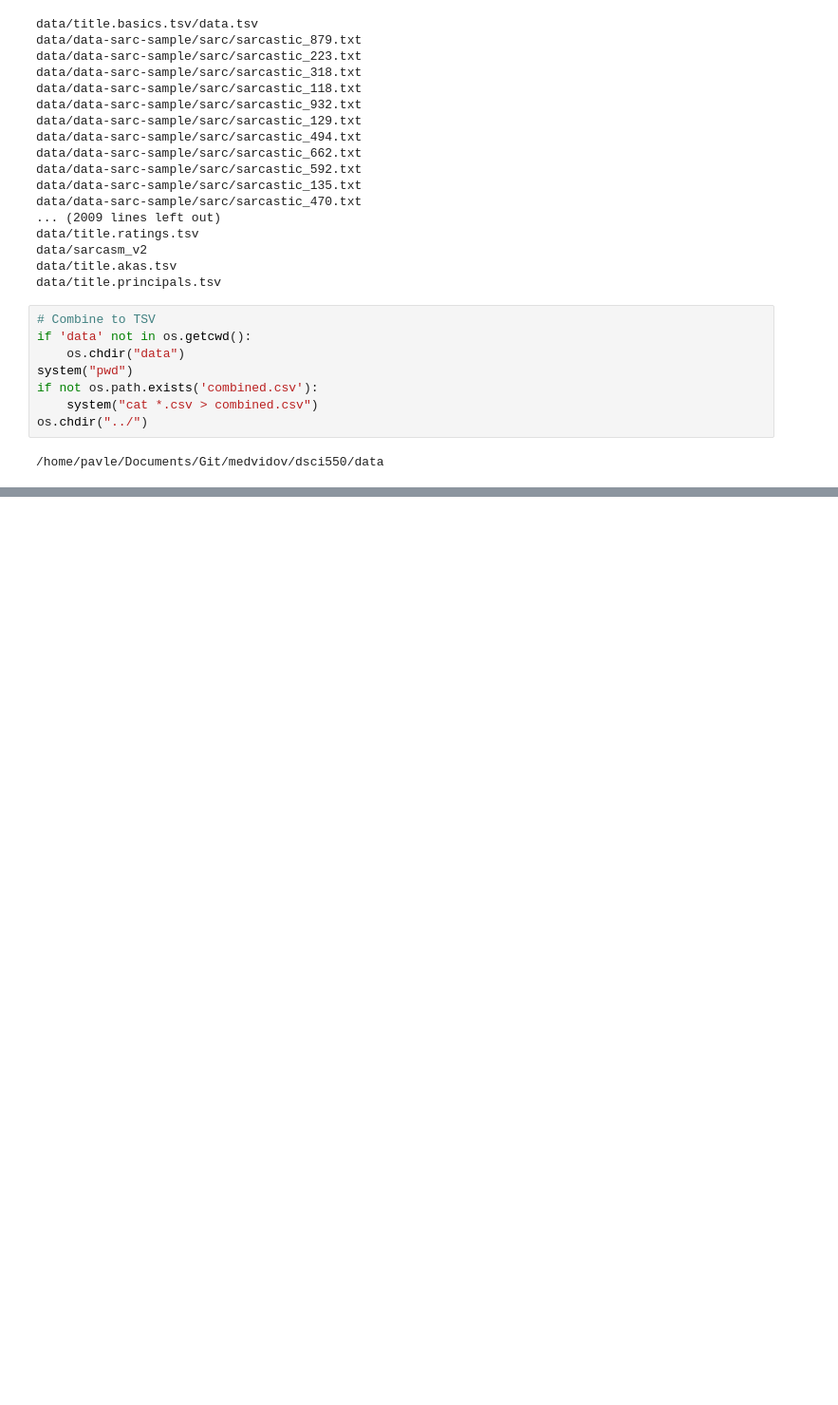
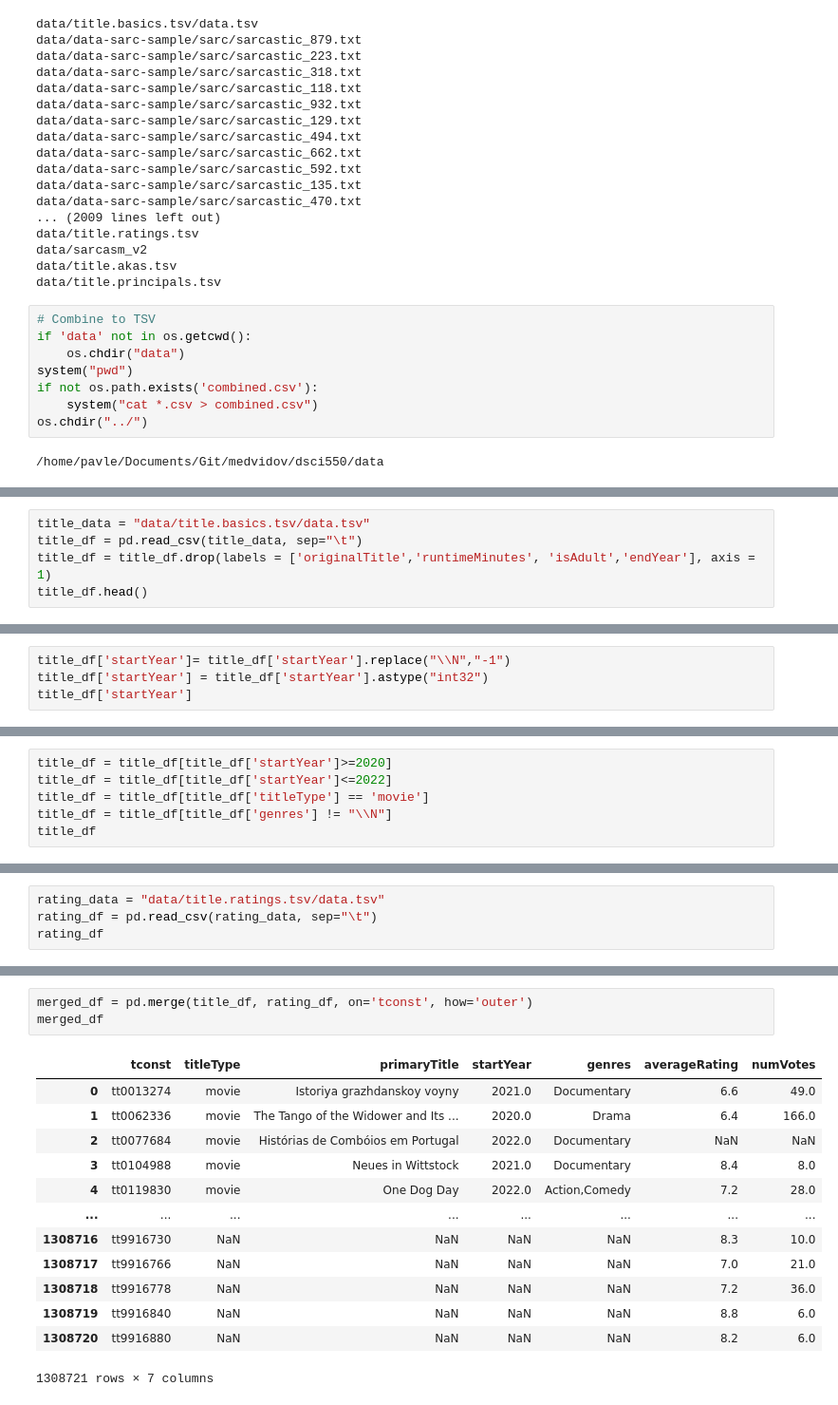
Before and after one commit to medvidov/dsci550, a Jupyter notebook: assignment_1.ipynb, the cells around one changed output, grey strips where cells are left out. Shown: that part at 95% size. Saved outputs shown, nothing was run; the diff lists cells and outputs as text; blank space fills up the shorter version.

```diff
--- a/assignment_1.ipynb
+++ b/assignment_1.ipynb
@@ -140,0 +154,5 @@ sarcasm
+# %%
+title_data = "data/title.basics.tsv/data.tsv"
+title_df = pd.read_csv(title_data, sep="\t")
+title_df = title_df.drop(labels = ['originalTitle','runtimeMinutes', 'isAdult','endYear'], axis = 1)
+title_df.head()
@@ -140,0 +166,4 @@ sarcasm
+# %%
+title_df['startYear']= title_df['startYear'].replace("\\N","-1")
+title_df['startYear'] = title_df['startYear'].astype("int32")
+title_df['startYear']
@@ -140,0 +183,6 @@ sarcasm
+# %%
+title_df = title_df[title_df['startYear']>=2020]
+title_df = title_df[title_df['startYear']<=2022]
+title_df = title_df[title_df['titleType'] == 'movie']
+title_df = title_df[title_df['genres'] != "\\N"]
+title_df
@@ -140,0 +220,4 @@ sarcasm
+# %%
+rating_data = "data/title.ratings.tsv/data.tsv"
+rating_df = pd.read_csv(rating_data, sep="\t")
+rating_df
@@ -140,0 +238,17 @@ sarcasm
+# %%
+merged_df = pd.merge(title_df, rating_df, on='tconst', how='outer')
+merged_df
+# %% [output]
+|  | tconst | titleType | primaryTitle | startYear | genres | averageRating | numVotes |
+| 0 | tt0013274 | movie | Istoriya grazhdanskoy voyny | 2021.0 | Documentary | 6.6 | 49.0 |
+| 1 | tt0062336 | movie | The Tango of the Widower and Its ... | 2020.0 | Drama | 6.4 | 166.0 |
+| 2 | tt0077684 | movie | Histórias de Combóios em Portugal | 2022.0 | Documentary | NaN | NaN |
+| 3 | tt0104988 | movie | Neues in Wittstock | 2021.0 | Documentary | 8.4 | 8.0 |
+| 4 | tt0119830 | movie | One Dog Day | 2022.0 | Action,Comedy | 7.2 | 28.0 |
+| ... | ... | ... | ... | ... | ... | ... | ... |
+| 1308716 | tt9916730 | NaN | NaN | NaN | NaN | 8.3 | 10.0 |
+| 1308717 | tt9916766 | NaN | NaN | NaN | NaN | 7.0 | 21.0 |
+| 1308718 | tt9916778 | NaN | NaN | NaN | NaN | 7.2 | 36.0 |
+| 1308719 | tt9916840 | NaN | NaN | NaN | NaN | 8.8 | 6.0 |
+| 1308720 | tt9916880 | NaN | NaN | NaN | NaN | 8.2 | 6.0 |
+1308721 rows × 7 columns
```
Also changed, not shown: parts of 12 cells of this notebook.
